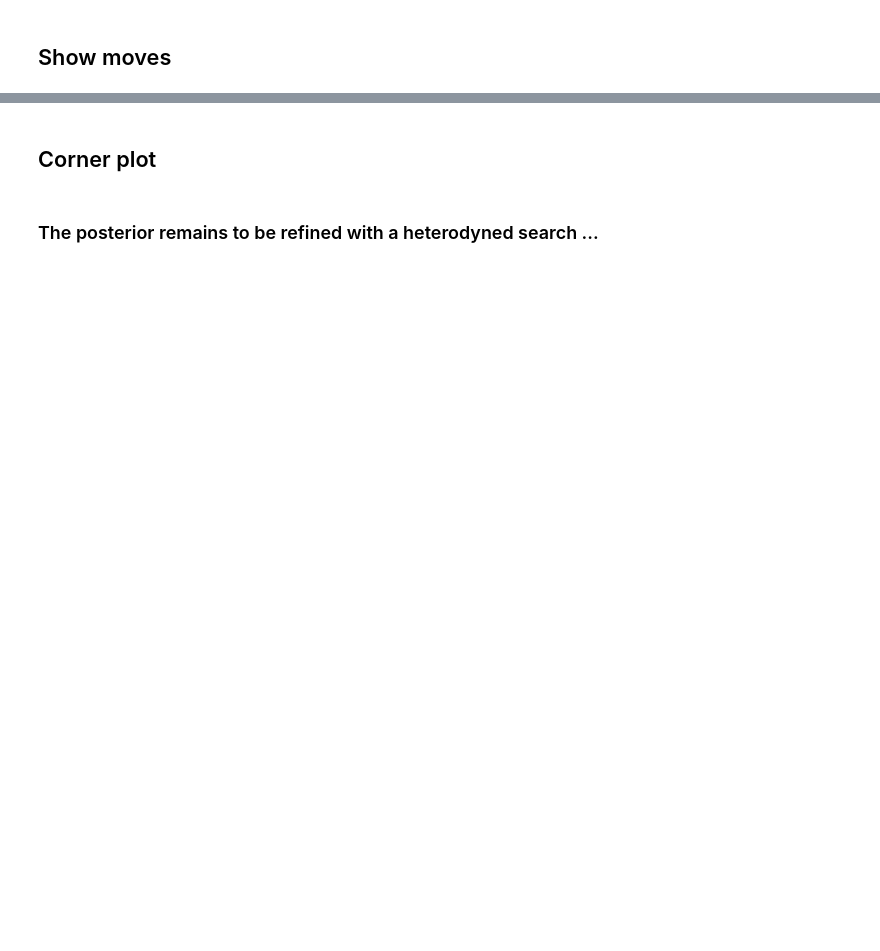
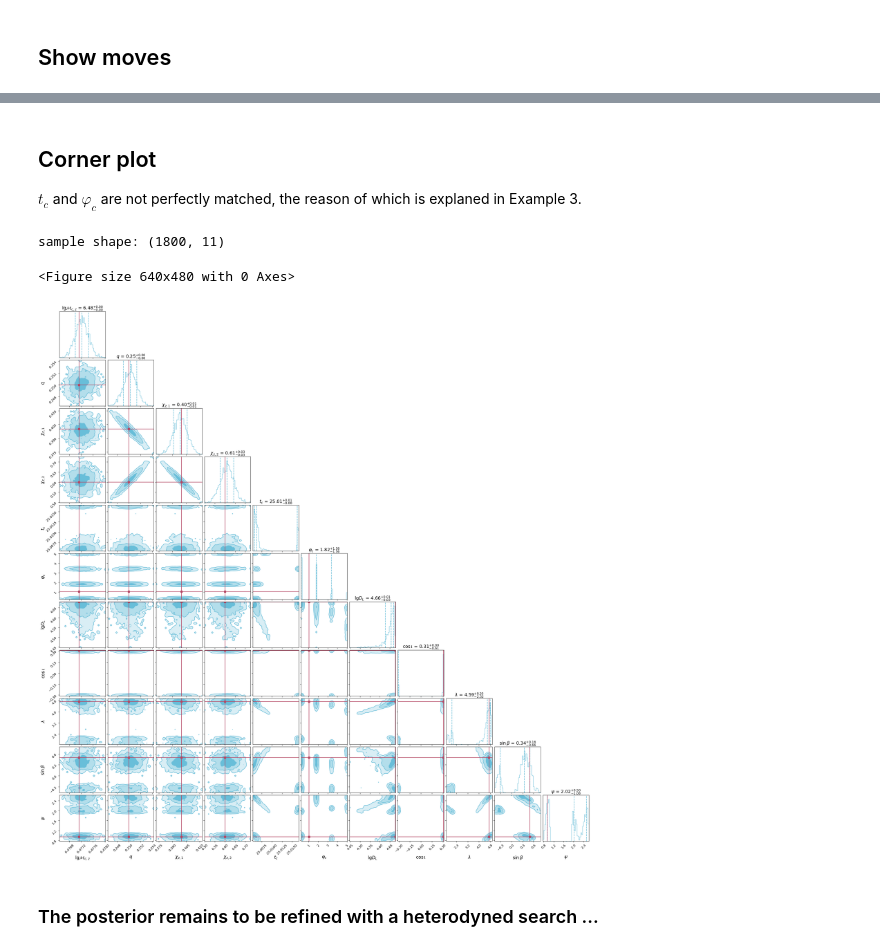
Before and after one commit to TriangleDataCenter/Triangle-BBH, a Jupyter notebook: Examples/4_TDC_Verification_PE.ipynb, the cells around one changed output, grey strips where cells are left out. Saved outputs shown, nothing was run; the diff lists cells and outputs as text; code cells hidden in the pictures; blank space fills up the shorter version.

Commit message:
UPDATE EXAMPLE

```diff
--- a/Examples/4_TDC_Verification_PE.ipynb
+++ b/Examples/4_TDC_Verification_PE.ipynb
@@ -103,6 +114,6 @@ Assuming an initial search step, we limit the frequency band to below 1.5e-2 Hz
 # %%
 
-freq_idx = np.where((data_frequency<1.5e-2)&(data_frequency>1e-4))[0]
+freq_idx = np.where((data_frequency<5e-3)&(data_frequency>5e-5))[0]
 
 data_frequency = xp.array(data_frequency[freq_idx])
 delta_f = data_frequency[1] - data_frequency[0]
@@ -242,7 +286,7 @@ truths
 # %%
 # set hyper parameters
 ndim = 11 # dimension of paramters
-nwalkers = 100 # number of random walkers, limited by the vRAM of my 4080S, use fewer (e.g. 100) to speed up and more (e.g. 400) to get more smooth posterior
+nwalkers = 200 # number of random walkers, limited by the vRAM of my 4080S, use fewer (e.g. 100) to speed up and more (e.g. 400) to get more smooth posterior
 ntemps = 10 # number of temperatures used in parallel tempering
 temps = np.array(list(np.power(2., np.arange(ntemps - 1))) + [np.infty])
 betas = 1. / temps
@@ -253,11 +297,11 @@ mcmc_moves = StretchMove(a=2) # mcmc move
 stop = None
 
 # set priors
-lim_lgMc = [5.5, 6.5]
+lim_lgMc = [6.4, 6.5]
 lim_q = [0.1, 0.999]
 lim_chiz1 = [-0.99, 0.99]
 lim_chiz2 = [-0.99, 0.99]
-lim_tc = [fiducial_parameters["coalescence_time"] - 500/DAY, fiducial_parameters["coalescence_time"] + 500/DAY]
+lim_tc = [fiducial_parameters["coalescence_time"] - 2000/DAY, fiducial_parameters["coalescence_time"] + 2000/DAY]
 lim_phic = [0, TWOPI]
 lim_lgD = [4., 5.]
 lim_cosinc = [-1, 1]
@@ -313,7 +413,7 @@ out = ensemble.run_mcmc(coords, nsteps, burn=burn, progress=True, thin_by=thin_b
 # %%
-# # resume run after the run is stopped
-# thin_by =100
-# burn = 0
-# nsteps = int(150000 / thin_by) # this should be far more than enough
+# resume run after the run is stopped
+thin_by =100
+burn = 0
+nsteps = int(150000 / thin_by) # this should be far more than enough
 
-# out = ensemble.run_mcmc(ensemble.get_last_sample(), nsteps, burn=burn, progress=True, thin_by=thin_by)
+out = ensemble.run_mcmc(ensemble.get_last_sample(), nsteps, burn=burn, progress=True, thin_by=thin_by)
@@ -335,26 +465,31 @@ for i in range(ndim):
-# %% [markdown]
-## Corner plot
+# %% [markdown]
+## Corner plot
+$t_c$ and $\varphi_c$ are not perfectly matched, the reason of which is explaned in Example 3.
 # %%
-burnin=400
-thin = 10
+burnin=500
+thin = 40
 
 samp = ensemble.get_chain(discard=burnin, thin=thin)['model_0'][:, 0, :, :, :].reshape(-1, ndim)
 print("sample shape:", samp.shape)
 
 plt.figure()
 corner(
     samp, bins=50, color=BLUE,
     labels=labels, label_kwargs={'fontsize': 14},
     # range=lims,
     truths=truths, truth_color=RED,
     quantiles=[0.16, 0.5, 0.84],
     show_titles=True, title_kwargs={'fontsize':14},
     levels = (1. - np.exp(-1.**2/2), 1. - np.exp(-2.**2/2), 1. - np.exp(-3.**2/2)),
     smooth=0.9, # default for bilby: smooth = 0.9, bins = 50
     plot_density=True, # whether to show the density of samples with colors
     plot_datapoints=False, # whether to plot individual data points
     fill_contours=True, # whether to fill the corners
     );
 # plt.savefig("/home/ps/workspace/Triangle-BBH/Examples/Verification_corner.jpg")
+# %% [output]
+sample shape: (1800, 11)
+<Figure size 640x480 with 0 Axes>
+[figure, added]
 # %% [markdown]
 ### The posterior remains to be refined with a heterodyned search ...
```
Also changed, not shown: parts of 16 cells of this notebook, 1 other file.
